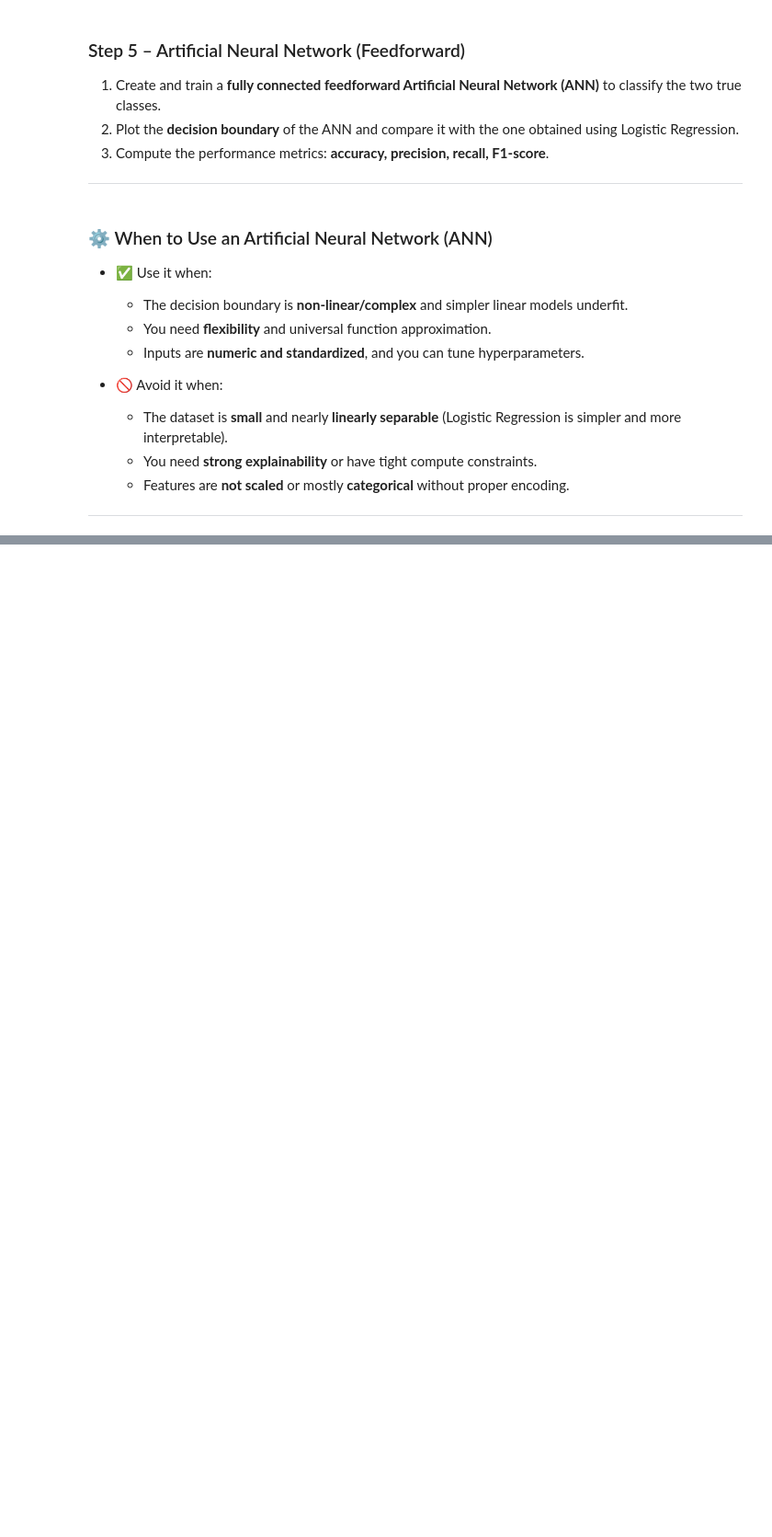
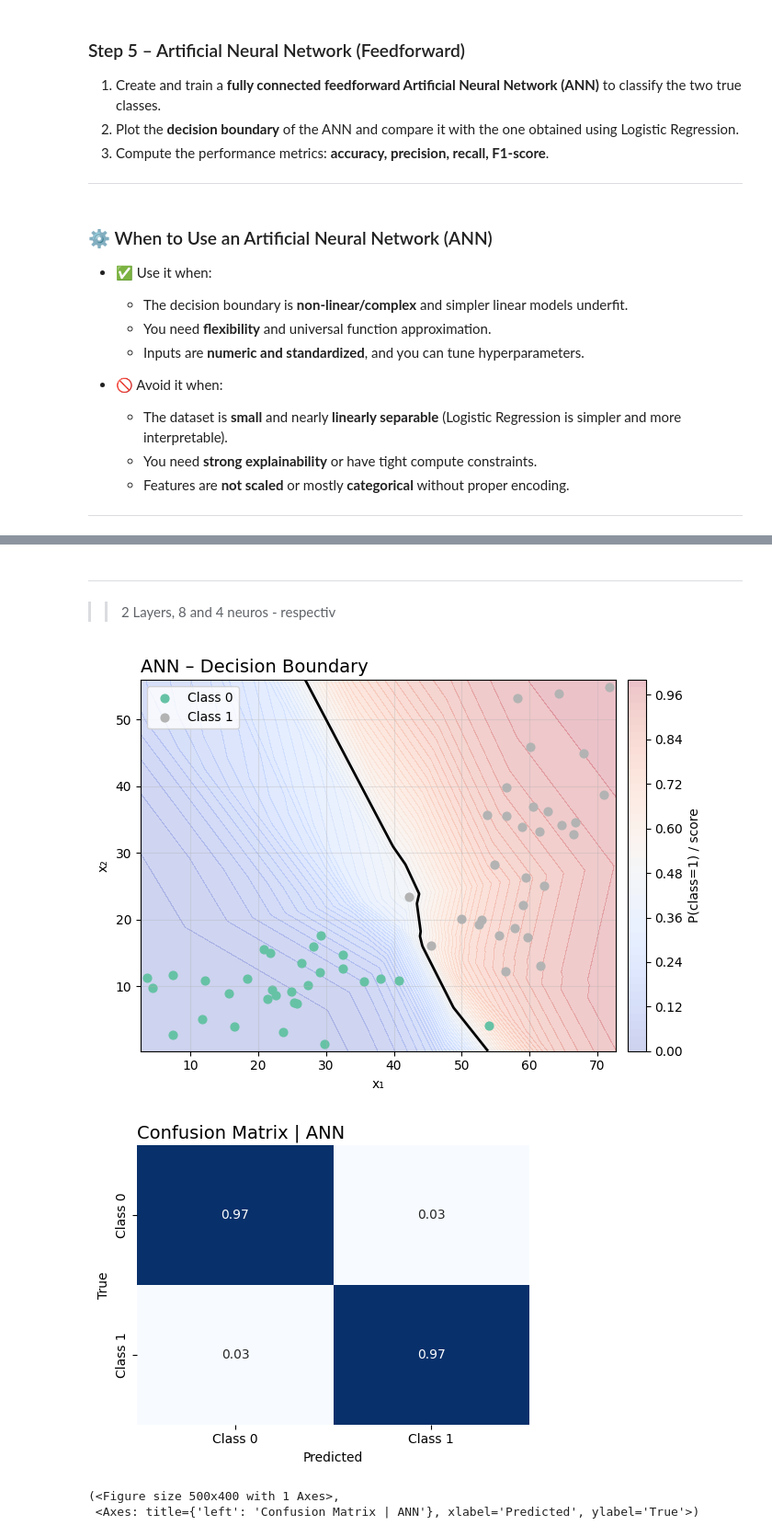
Before and after one commit to dantas-ds/ml-foundations-msc-ppgi, a Jupyter notebook: notebooks/21-ann.ipynb, the cells around one changed output, grey strips where cells are left out. Shown at 92% size. Saved outputs shown, nothing was run; the diff lists cells and outputs as text; code cells hidden in the pictures; blank space fills up the shorter version.

```diff
--- a/notebooks/21-ann.ipynb
+++ b/notebooks/21-ann.ipynb
@@ -50,0 +90,35 @@ Metrics: {'accuracy': 0.9833333333333333, 'precision': 0.9801324503311258, 'reca
+# %% [markdown]
+***
+# %% [markdown]
+>> 2 Layers, 8 and 4 neuros - respectiv
+# %%
+res = run_ann(
+    X_train, y_train, X_test, y_test,
+
+    params={
+        "hidden_layers": (8, 4),
+        "activation": "relu",
+        "alpha": 0.001,
+        "learning_rate_init": 0.0001,
+        "max_iter": 2000,
+        "seed": 42
+    }
+)
+
+plt_dboundary(
+    res["model"],
+    X_test,
+    y_test,
+    title="ANN – Decision Boundary"
+)
+
+plt_cmatrix(
+    y_true=y_test,
+    y_pred=res["test"]["y_pred"],
+    title="Confusion Matrix | ANN"
+)
+# %% [output]
+[figure, added]
+[figure, added]
+(<Figure size 500x400 with 1 Axes>,
+ <Axes: title={'left': 'Confusion Matrix | ANN'}, xlabel='Predicted', ylabel='True'>)
```
Also changed, not shown: parts of 8 cells of this notebook, 15 other files.
